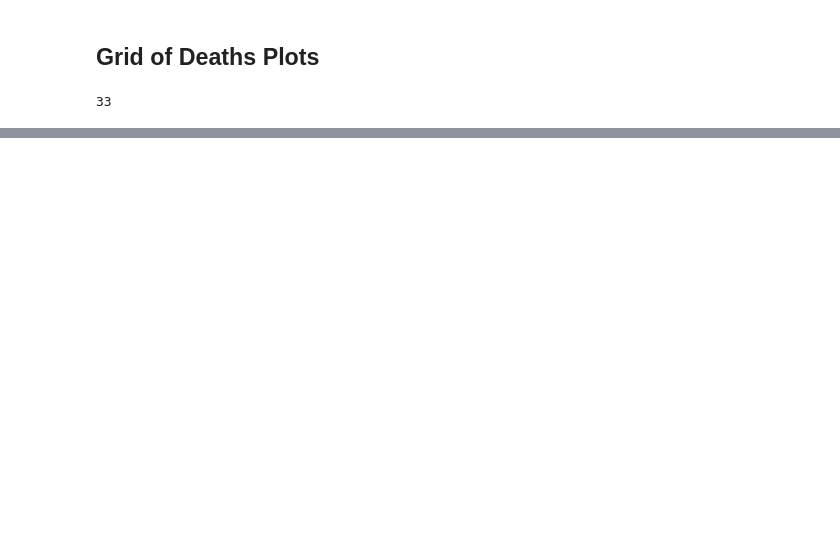
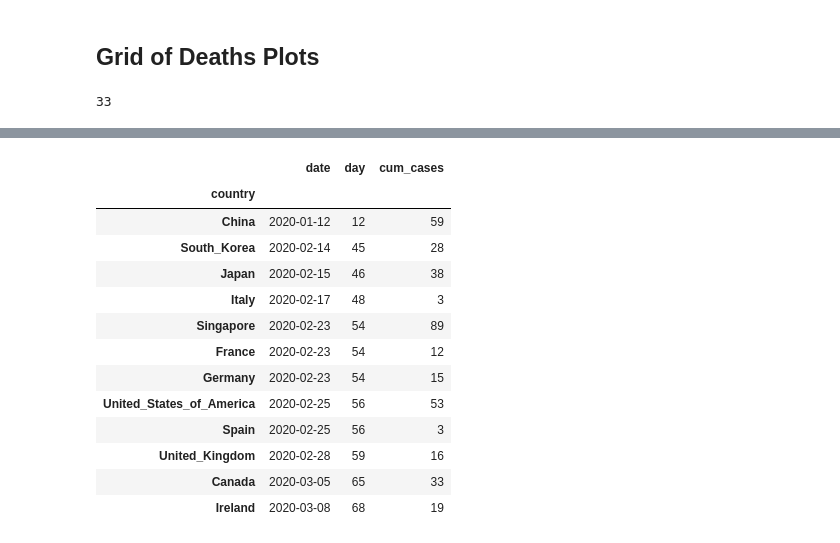
Before and after one commit to barrysmyth/data_in_the_time_of_corona, a Jupyter notebook: notebooks/100_numbers_by_day.ipynb, the cells around one changed output, grey strips where cells are left out. Cells and saved outputs as stored; diff of their text form; code cells hidden in the pictures; blank space fills up the shorter version.

```diff
--- a/notebooks/100_numbers_by_day.ipynb
+++ b/notebooks/100_numbers_by_day.ipynb
@@ -316,0 +335,17 @@ fig.savefig(graphs_dir+'grid_deaths_by_days_for_countries.png', format='png')
+# %%
+df[df['country'].isin(highlight_countries)].set_index('day_zero_cases').loc[-7].reset_index().set_index('country')[['date', 'day', 'cum_cases']]
+# %% [output]
+|  | date | day | cum_cases |
+| country |  |  |  |
+| China | 2020-01-12 | 12 | 59 |
+| South_Korea | 2020-02-14 | 45 | 28 |
+| Japan | 2020-02-15 | 46 | 38 |
+| Italy | 2020-02-17 | 48 | 3 |
+| Singapore | 2020-02-23 | 54 | 89 |
+| France | 2020-02-23 | 54 | 12 |
+| Germany | 2020-02-23 | 54 | 15 |
+| United_States_of_America | 2020-02-25 | 56 | 53 |
+| Spain | 2020-02-25 | 56 | 3 |
+| United_Kingdom | 2020-02-28 | 59 | 16 |
+| Canada | 2020-03-05 | 65 | 33 |
+| Ireland | 2020-03-08 | 68 | 19 |
```
Also changed, not shown: parts of 15 cells of this notebook.
